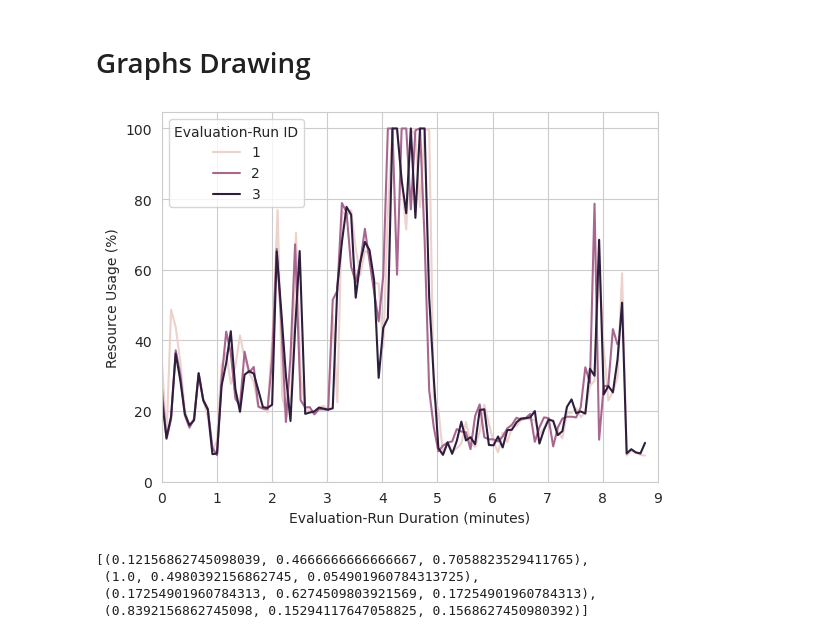
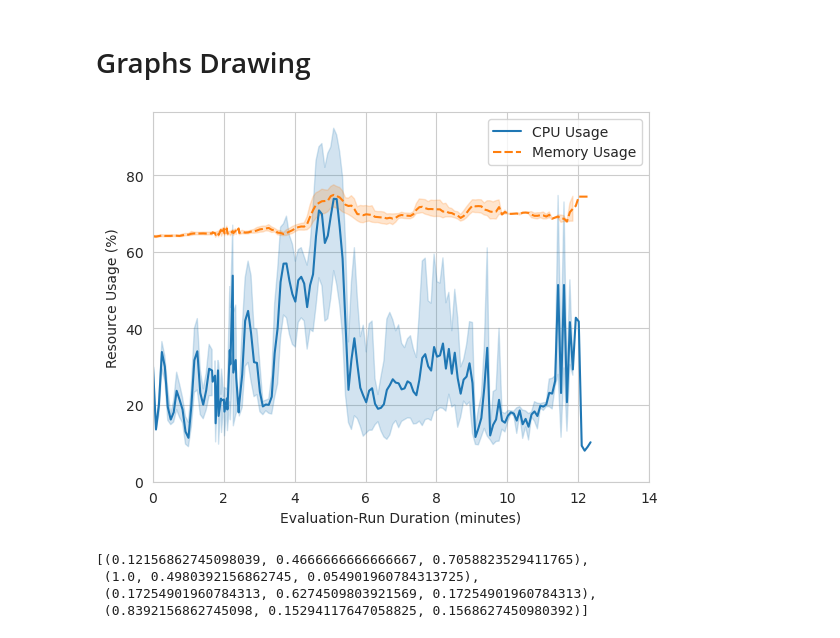
Before and after one commit to oakestra/oakestra-cli, a Jupyter notebook: oak_cli/evaluation/addons/flops/graphs.ipynb, the cells around one changed output. Drawn from its saved outputs; the diff is of its cells as text; code cells hidden in the pictures.

```diff
--- a/oak_cli/evaluation/addons/flops/graphs.ipynb
+++ b/oak_cli/evaluation/addons/flops/graphs.ipynb
@@ -57,20 +57,20 @@ flops_palette = "rainbow"
 # %%
 fig, ax = plt.subplots()
 
 #df = df[df[ResourcesCSVKeys.EVALUATION_RUN_ID.value] != 6]
 
-#sns.lineplot(data=df[CPU_AND_MEMORY_KEYS])
-sns.lineplot(data=df, x=ResourcesCSVKeys.TIME_SINCE_START.value, y=ResourcesCSVKeys.CPU_USAGE.value, hue=ResourcesCSVKeys.EVALUATION_RUN_ID.value)
+sns.lineplot(data=df[CPU_AND_MEMORY_KEYS])
+#sns.lineplot(data=df, x=ResourcesCSVKeys.TIME_SINCE_START.value, y=ResourcesCSVKeys.CPU_USAGE.value, hue=ResourcesCSVKeys.EVALUATION_RUN_ID.value)
 
 plt.xlabel(get_evaluation_run_duration_label())
 plt.ylabel("Resource Usage (%)")
 plt.xlim([0, max(df.index)])
 plt.ylim(0)
 adjust_xticks(ax)
 
 plt.show()
 # %% [output]
-[figure, old version]
+[figure, new version]
 # %%
 #sns.color_palette(palette=flops_palette, n_colors=4)
 #sns.color_palette(palette="hsv", n_colors=4)
```
Also changed, not shown: parts of 10 cells of this notebook, 28 other files.
